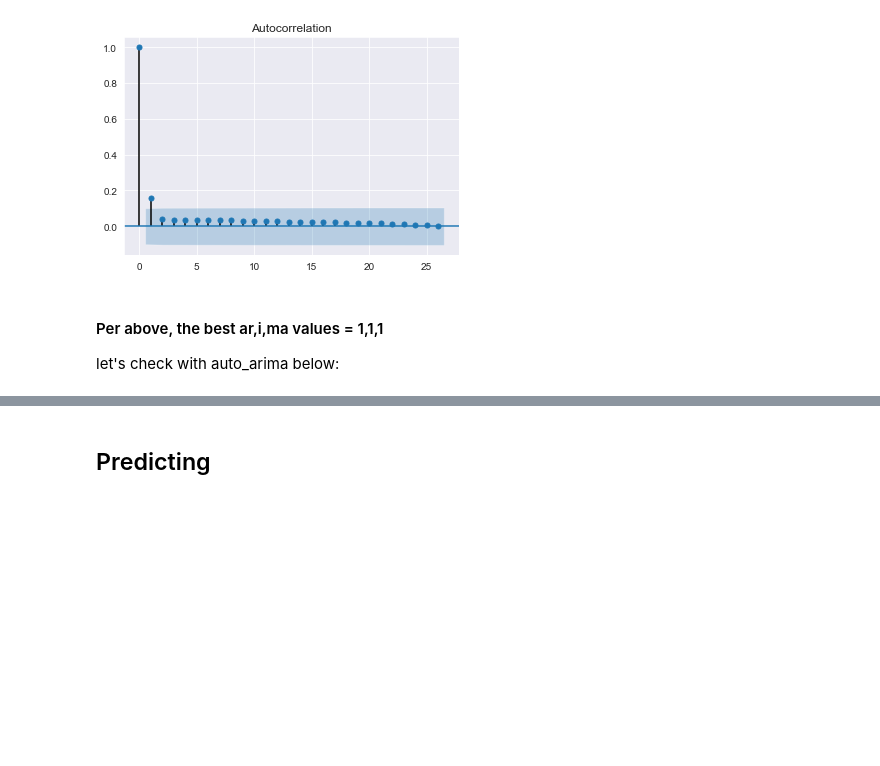
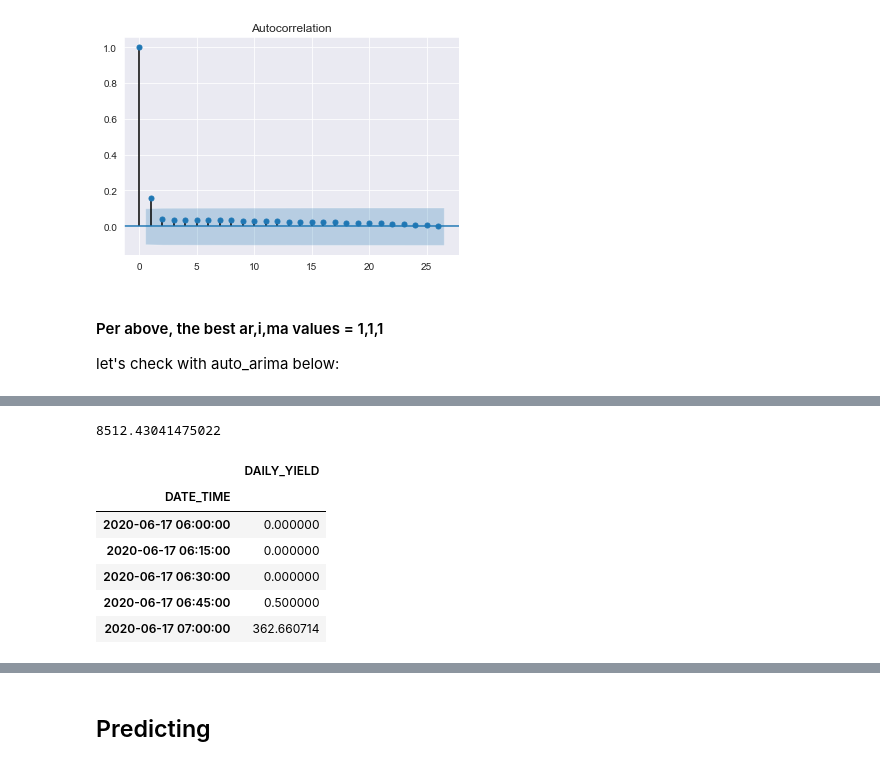
Before and after one commit to Ozxahmed/flatiron_capstone, a Jupyter notebook: notebooks/exploratory/oz_03_sarima_fsm.ipynb, the cells around one changed output, grey strips where cells are left out. Drawn from its saved outputs; the diff is of its cells as text; code cells hidden in the pictures; blank space fills up the shorter version.

```diff
--- a/notebooks/exploratory/oz_03_sarima_fsm.ipynb
+++ b/notebooks/exploratory/oz_03_sarima_fsm.ipynb
@@ -280,0 +307,34 @@ Total fit time: 444.290 seconds
+# %%
+# ARIMA(2, 2, 2)x(0, 1, 2, 12) - AIC:300.98116449958405
+
+# p,d,q = [2,2,2]
+# P,D,Q,s = [0,1,2,12]
+
+# non_auto_arima =SARIMAX(df_zip_code_train,order=(p,d,q),
+#                   seasonal_order=(P,D,Q,s),
+#                   enforce_stationarity=False,
+#                   enforce_invertibility=False,
+#                   freq='MS').fit()
+
+y_hat_train = non_auto_arima.predict(typ='levels') #'levels' makes predictions in real value, not differenced
+# second order differencing results in the first 2 predictions of a SARIMAX being invalid, basically.
+# in order to address that, subset from the 3rd prediction/value onwards.
+# hence the [d:] below when calculating sarimax rmse train
+rmse_sarimax_train = np.sqrt(mean_squared_error(train[1:], y_hat_train[1:]))
+
+rmse_sarimax_train
+# %% [output]
+8512.43041475022
+# %%
+# test is missing 2 rows, specifically '2020-06-17 06:15:00' & '2020-06-17 06:30:00'.
+# Let's add them:
+
+test[(test.index >= '2020-06-17 06:00:00') & (test.index <= '2020-06-17 07:00:00')]
+# %% [output]
+|  | DAILY_YIELD |
+| DATE_TIME |  |
+| 2020-06-17 06:00:00 | 0.000000 |
+| 2020-06-17 06:15:00 | 0.000000 |
+| 2020-06-17 06:30:00 | 0.000000 |
+| 2020-06-17 06:45:00 | 0.500000 |
+| 2020-06-17 07:00:00 | 362.660714 |
```
Also changed, not shown: parts of 15 cells of this notebook, 4 other files.
